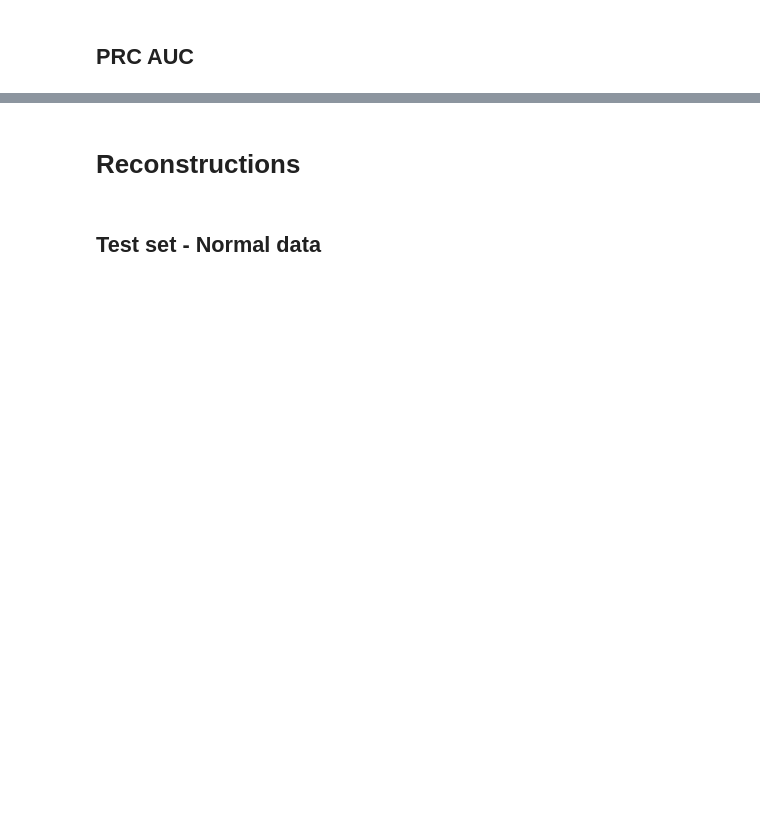
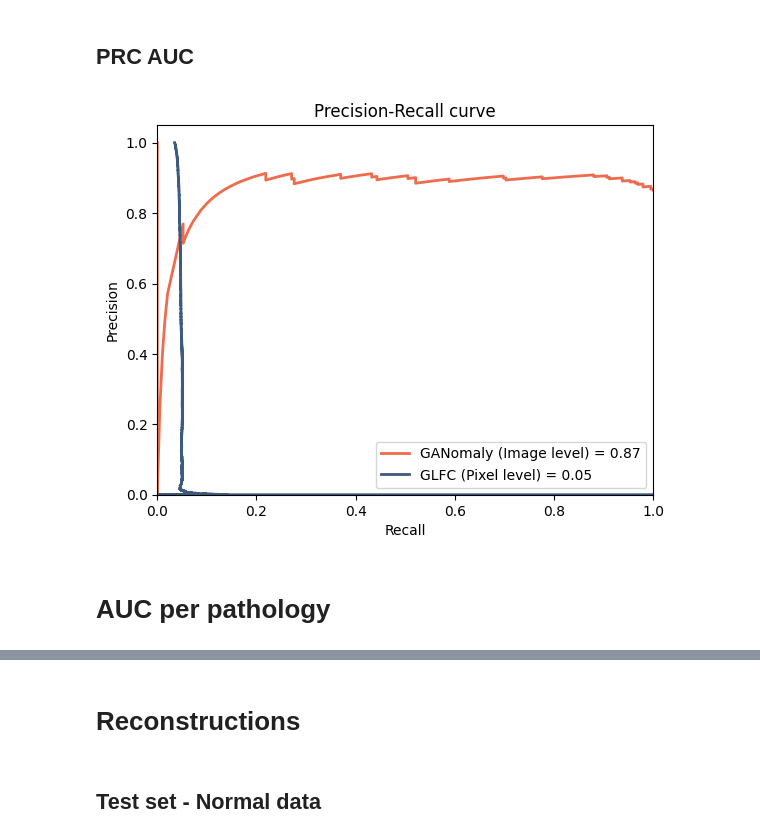
Before and after one commit to MarcelRosier/mad_seminar, a Jupyter notebook: run_eval.ipynb, the cells around one changed output, grey strips where cells are left out. Cells and saved outputs as stored; diff of their text form; code cells hidden in the pictures; blank space fills up the shorter version.

```diff
--- a/run_eval.ipynb
+++ b/run_eval.ipynb
@@ -216,0 +313,32 @@ evaluator.plot_auprc(save_fig=True)
+# %%
+# evaluator.prc_auc_score()
+evaluator.plot_auprc(save_fig=False)
+from pathlib import Path
+from sklearn.metrics import (
+    roc_auc_score,
+    roc_curve,
+    auc,
+    precision_recall_curve,
+    confusion_matrix,
+    classification_report,
+)
+base = Path("/home/marcel/Projects/uni/mad_seminar/data/william")
+
+precision, recall = np.load(base / "precision.npy"), np.load(base / "recall.npy")
+# roc_auc = auc(precision, recall)
+
+# plt.figure()
+lw = 2
+plt.plot(
+    precision,
+    recall,
+    color="#3d5a80",
+    lw=lw,
+    label=f"GLFC (Pixel level) = {0.047:.2f}",
+)
+plt.legend(loc="lower right")
+plt.savefig("prc.png", dpi=600)
+# %% [output]
+[figure, added]
+# %% [markdown]
+# AUC per pathology
```
Also changed, not shown: parts of 19 cells of this notebook, 13 other files.
